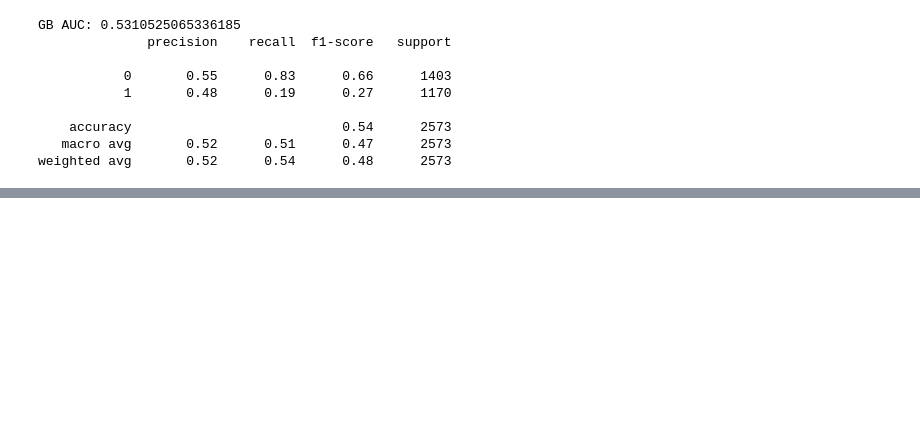
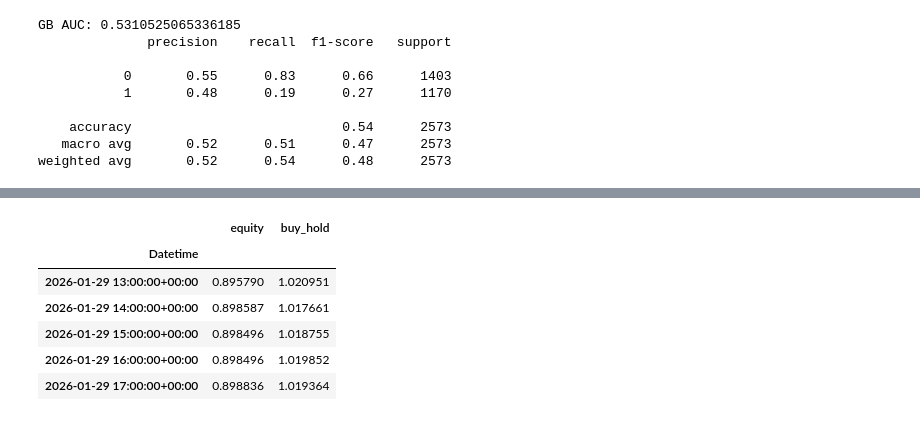
Before and after one commit to mizos0512/PROY-CUANTITATIVO, a Jupyter notebook: cuantitativo-eurusb.ipynb, the cells around one changed output, grey strips where cells are left out. Saved outputs shown, nothing was run; the diff lists cells and outputs as text; code cells hidden in the pictures; blank space fills up the shorter version.

Commit message:
Backtest con costos (spread + comisión + slippage)

```diff
--- a/cuantitativo-eurusb.ipynb
+++ b/cuantitativo-eurusb.ipynb
@@ -279,0 +286,75 @@ weighted avg       0.52      0.54      0.48      2573
+# %%
+import matplotlib.pyplot as plt
+
+def backtest_directional(
+    prices: pd.Series,
+    proba: pd.Series,
+    threshold: float = 0.55,
+    spread_pips: float = 1.0,
+    slippage_pips: float = 0.2,
+    commission_round_turn: float = 0.0
+):
+    """
+    Estrategia:
+    - si P(up) >= threshold -> long (+1)
+    - si P(up) <= 1-threshold -> short (-1)
+    - si está en zona gris -> flat (0)
+    Ejecuta en la siguiente vela (retorno t->t+1).
+    Costos:
+    - al cambiar posición se paga (spread+slippage) en pips (por lado aproximado) -> round-turn aproximado
+    """
+    df_bt = pd.DataFrame({"close": prices, "proba": proba}).copy()
+
+    # Retorno forward (siguiente vela)
+    df_bt["fwd_ret"] = df_bt["close"].pct_change().shift(-1)
+
+    # Señal con zona gris
+    df_bt["pos"] = 0
+    df_bt.loc[df_bt["proba"] >= threshold, "pos"] = 1
+    df_bt.loc[df_bt["proba"] <= (1 - threshold), "pos"] = -1
+
+    # Cambio de posición (trade)
+    df_bt["pos_prev"] = df_bt["pos"].shift(1).fillna(0)
+    df_bt["trade"] = (df_bt["pos"] != df_bt["pos_prev"]).astype(int)
+
+    # Costo por trade en retorno:
+    # Convertimos pips a "return" aproximado dividiendo por precio.
+    pip_value = 0.0001
+    total_pips = spread_pips + slippage_pips  # simplificación
+    df_bt["cost_ret"] = df_bt["trade"] * (total_pips * pip_value) / df_bt["close"]
+
+    # Comisión: si quieres modelarla como retorno fijo por trade (aprox), puedes sumarla aquí.
+    # Para mantenerlo simple la dejamos como 0 o la conviertes a ret sobre capital.
+    df_bt["commission_ret"] = df_bt["trade"] * commission_round_turn
+
+    # Retorno estrategia
+    df_bt["strategy_ret"] = df_bt["pos"] * df_bt["fwd_ret"] - df_bt["cost_ret"] - df_bt["commission_ret"]
+
+    df_bt = df_bt.dropna().copy()
+    df_bt["equity"] = (1 + df_bt["strategy_ret"]).cumprod()
+    df_bt["buy_hold"] = (1 + df_bt["fwd_ret"]).cumprod()
+
+    return df_bt
+
+# Backtest en el set de test usando Gradient Boosting:
+df_test = df_feat.iloc[split:].copy()
+proba_series = pd.Series(proba_gb, index=df_test.index)
+
+bt = backtest_directional(
+    prices=df_test["close"],
+    proba=proba_series,
+    threshold=0.55,
+    spread_pips=1.0,
+    slippage_pips=0.2,
+    commission_round_turn=0.0
+)
+
+bt[["equity","buy_hold"]].tail()
+# %% [output]
+|  | equity | buy_hold |
+| Datetime |  |  |
+| 2026-01-29 13:00:00+00:00 | 0.895790 | 1.020951 |
+| 2026-01-29 14:00:00+00:00 | 0.898587 | 1.017661 |
+| 2026-01-29 15:00:00+00:00 | 0.898496 | 1.018755 |
+| 2026-01-29 16:00:00+00:00 | 0.898496 | 1.019852 |
+| 2026-01-29 17:00:00+00:00 | 0.898836 | 1.019364 |
```
Also changed, not shown: parts of 6 cells of this notebook.
